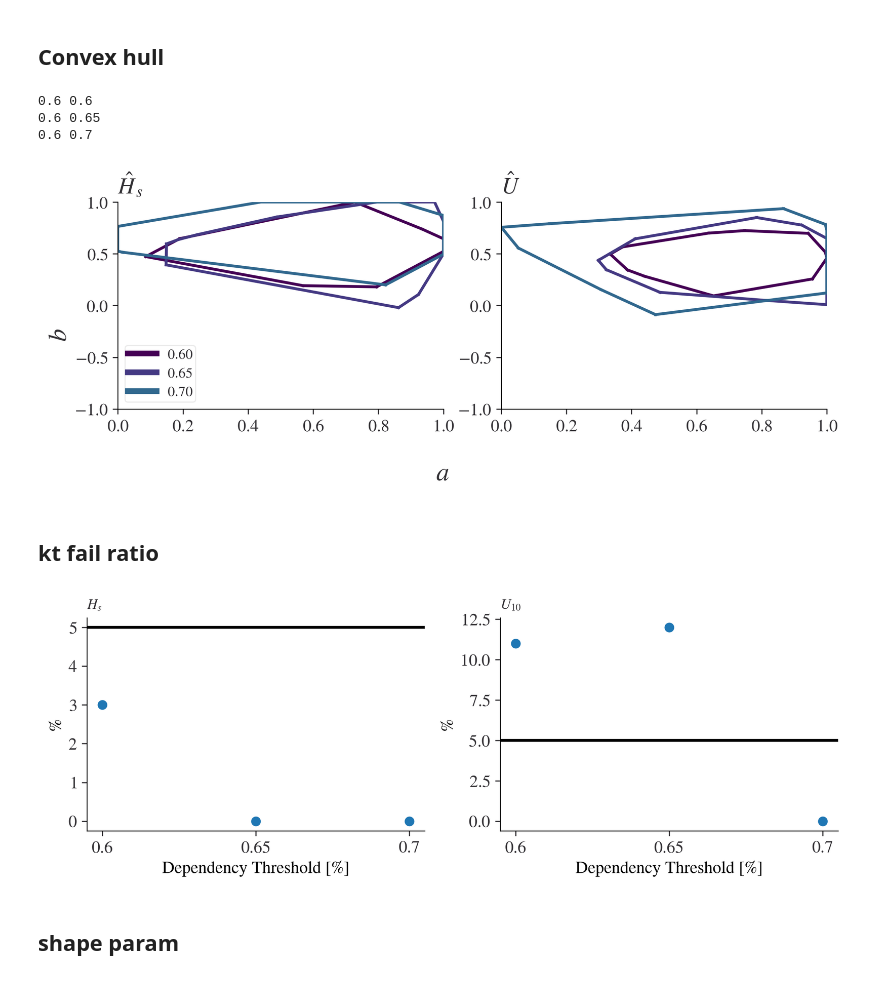
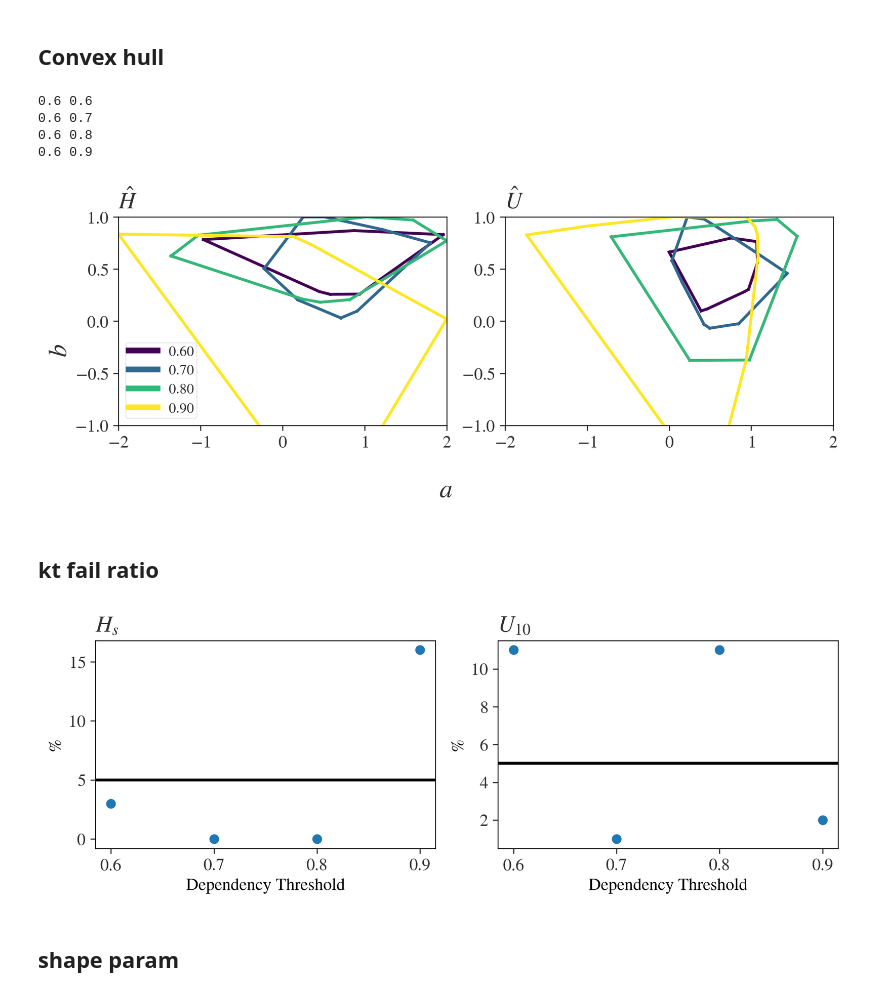
Before and after one commit to kosukesando/mstme, a Jupyter notebook: summary.ipynb, the cells around one changed output. Cells and saved outputs as stored; diff of their text form; code cells hidden in the pictures.

```diff
--- a/summary.ipynb
+++ b/summary.ipynb
@@ -302,5 +359,5 @@ else:
 # %%
-dir_out = Path(f"./output/{region}/summary/NO_MAX_THR/{rf}")
+dir_out = Path(f"./output-new/{region}/summary/{rf}")
 if not dir_out.exists():
     dir_out.mkdir(parents=True, exist_ok=True)
 # %% [markdown]
@@ -330,7 +387,7 @@ for idx in range(cl_arr.shape[1]):
     custom_lines.append(Line2D([0], [0], color=viridis(thr_mar_norm), lw=4))
     for S in STM:
       vi=S.idx()
-      ax[vi].set_xlim(0, 1)
+      ax[vi].set_xlim(-2, 2)
       ax[vi].set_ylim(-1, 1)
       ax[vi].set_title(S.name_norm())
       points = np.array([cl.params_uc[vi,:,0],cl.params_uc[vi,:,1]]).T
@@ -375,7 +434,7 @@ if path_notebook.exists() and not RECALC:
 else:
     cl_list = []
     for i, path in enumerate(
-        Path(f"./output/{region}/{rf}").glob(
+        Path(f"./output-new/{region}/{rf}").glob(
             f"GP{round(thr_pct_mar*100)}%_CM*%_{N_subsample}subsamples/mstme_condition.dill"
         )
     ):
@@ -437,7 +496,7 @@ for i,cl in enumerate(cl_list):
   custom_lines.append(Line2D([0], [0], color=viridis(thr_com_norm), lw=4))
   for S in STM:
     vi=S.idx()
-    ax[vi].set_xlim(0, 1)
+    ax[vi].set_xlim(-2, 2)
     ax[vi].set_ylim(-1, 1)
     ax[vi].set_title(S.name_norm())
     points = np.array([cl.params_uc[vi,:,0],cl.params_uc[vi,:,1]]).T
@@ -450,37 +509,38 @@ plt.savefig(dir_out/f"convex_hull_conditional_GP{thr_pct_mar*100:.0f}.png", bbox
 plt.savefig(dir_out/f"convex_hull_conditional_GP{thr_pct_mar*100:.0f}.pdf", bbox_inches="tight")
 # %% [output]
 0.6 0.6
-0.6 0.65
 0.6 0.7
+0.6 0.8
+0.6 0.9
-[figure, old version]
+[figure, new version]
 # %% [markdown]
 ## kt fail ratio
 # %%
 kt_fail_ratio = []
 thr = []
 for cl in cl_list:
     thr.append(cl.thr_pct_com)
     kt_fail_ratio.append(np.count_nonzero(cl.pval[:, :, pos_list] < 0.05, axis=2)
                     / pos_list.size)
 
 kt_fail_ratio=np.array(kt_fail_ratio)
 
 fig,ax= plt.subplots(1,2,figsize=(4*2,3))
 for S in STM:
     vi = S.idx()
-    ax[vi].set_title(f"{S.name()}",size=10)
-    ax[vi].set_xlabel("Dependency Threshold [%]")
+    ax[vi].set_title(f"{S.name()}")
+    ax[vi].set_xlabel("Dependency Threshold")
     ax[vi].set_ylabel("%")
     ax[vi].set_xticks(thr, labels=thr)
     ax[vi].axhline(5,c='k',zorder=-1)
     ax[vi].scatter(thr,kt_fail_ratio[:,vi,vi]*100)
 
 
 fig.tight_layout()
 plt.savefig(dir_out/f"kt_fail_ratio_GP{thr_pct_mar*100:.0f}.png", bbox_inches="tight")
 plt.savefig(dir_out/f"kt_fail_ratio_GP{thr_pct_mar*100:.0f}.pdf", bbox_inches="tight")
 # %% [output]
-[figure, old version]
+[figure, new version]
 # %% [markdown]
 ## shape param
 # %%
```
Also changed, not shown: parts of 10 cells of this notebook, 17 other files.
